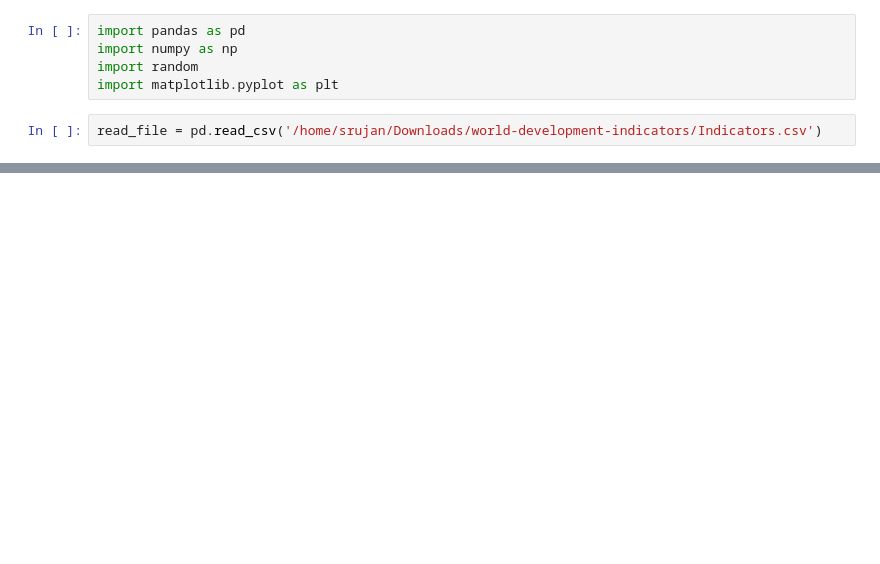
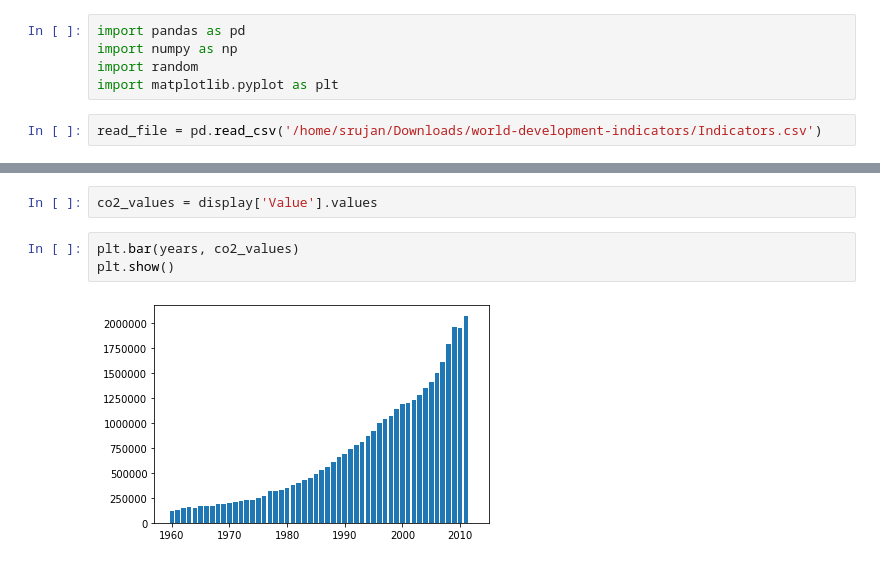
Before and after one commit to srujaan/Data-Science, a Jupyter notebook: week-5-Visualization/practice.ipynb, the cells around one changed output, grey strips where cells are left out. Saved outputs shown, nothing was run; the diff lists cells and outputs as text; blank space fills up the shorter version.

```diff
--- a/week-5-Visualization/practice.ipynb
+++ b/week-5-Visualization/practice.ipynb
@@ -38,0 +42,7 @@ array([133.56090741,  87.79760115,   6.63457919, ..., 242.        ,
+# %%
+co2_values = display['Value'].values
+# %%
+plt.bar(years, co2_values)
+plt.show()
+# %% [output]
+[figure, added]
```
Also changed, not shown: parts of 4 cells of this notebook.
